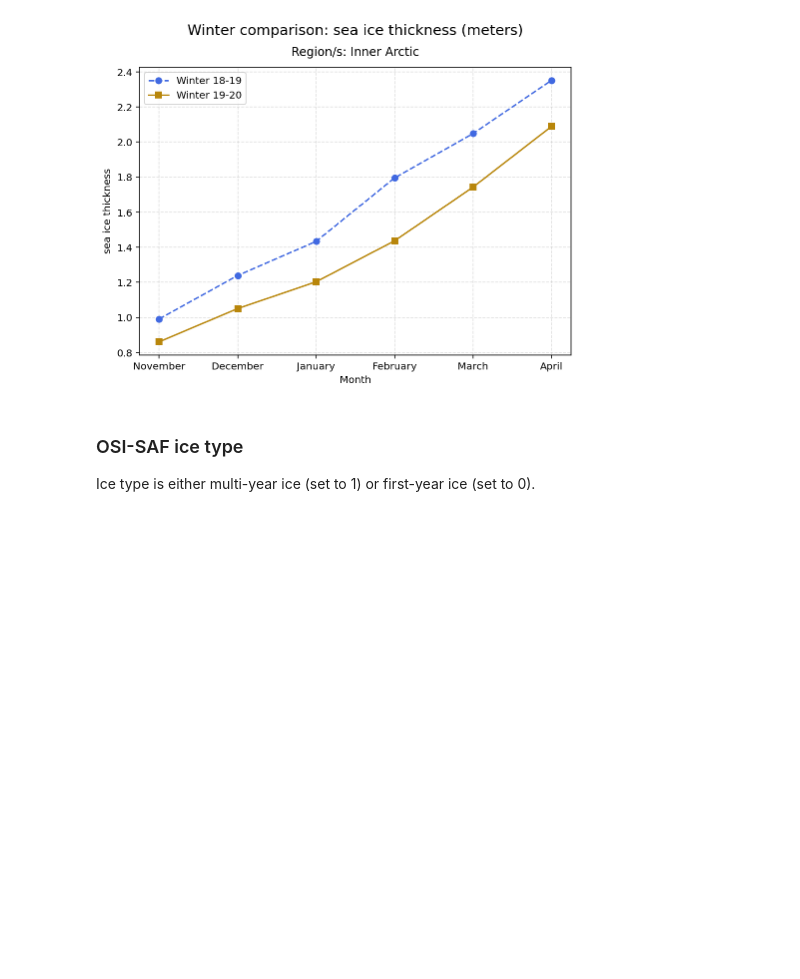
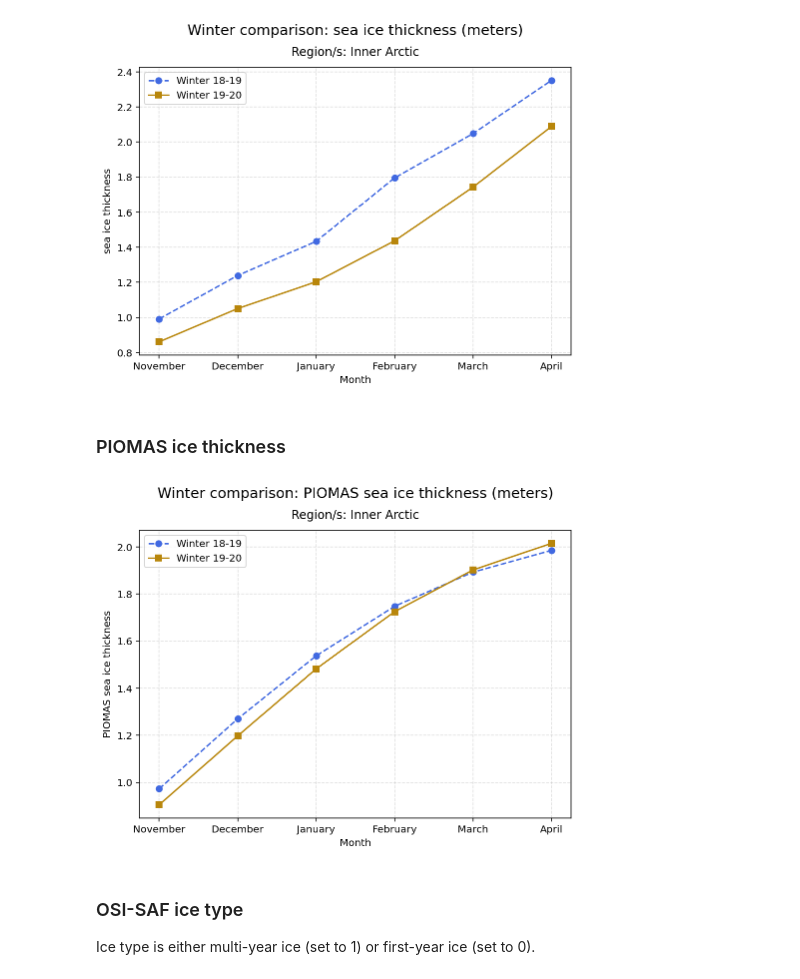
Before and after one commit to nicolejkeeney/icesat2-book, a Jupyter notebook: Compare_Means.ipynb, the cells around one changed output. Drawn from its saved outputs; the diff is of its cells as text; code cells hidden in the pictures; blank space fills up the shorter version.

Commit message:
added pio data

```diff
--- a/Compare_Means.ipynb
+++ b/Compare_Means.ipynb
@@ -68,6 +65,6 @@ Operation completed over 1 objects/14.5 KiB.
 ## Load data into notebook
 Copy file from the book's google bucket and load into an xarray dataset.
 # %%
-!gsutil -m cp gs://icesat2-book-data/icesat2-book-dataset.nc ./
-dataset = xr.open_dataset('icesat2-book-dataset.nc')
+!gsutil -m cp gs://icesat2-book-data/icesat2-book-winter-data.nc ./
+dataset = xr.open_dataset('icesat2-book-winter-data.nc')
 # %% [output]
@@ -140,6 +137,12 @@ Call the function on different data variables in the dataset to visualize how th
 compareWinters(dataset, 'ice_thickness_filled')
 # %% [output]
 [figure]
+# %% [markdown]
+### PIOMAS ice thickness
+# %%
+compareWinters(dataset, 'PIOMAS_ice_thickness')
+# %% [output]
+[figure, added]
 # %% [markdown]
 ### OSI-SAF ice type
 Ice type is either multi-year ice (set to 1) or first-year ice (set to 0).
```
Also changed, not shown: parts of 4 cells of this notebook, 10 other files.
